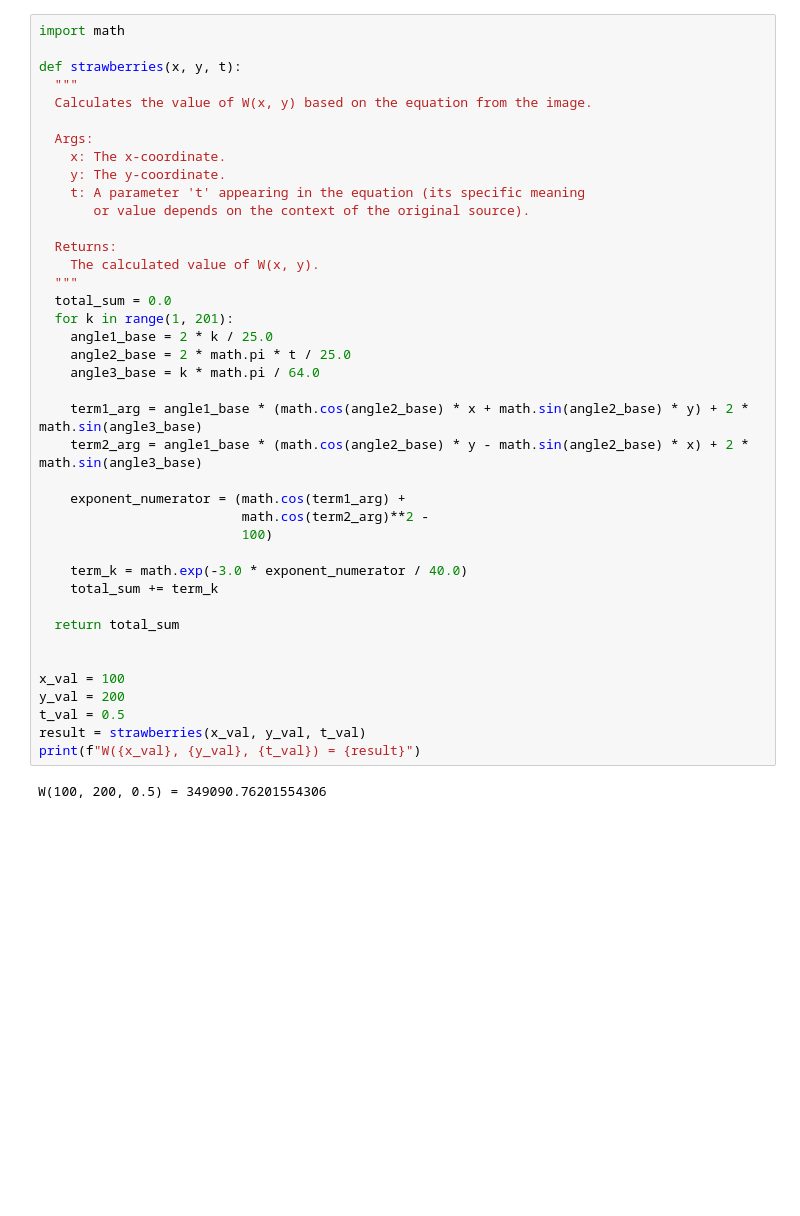
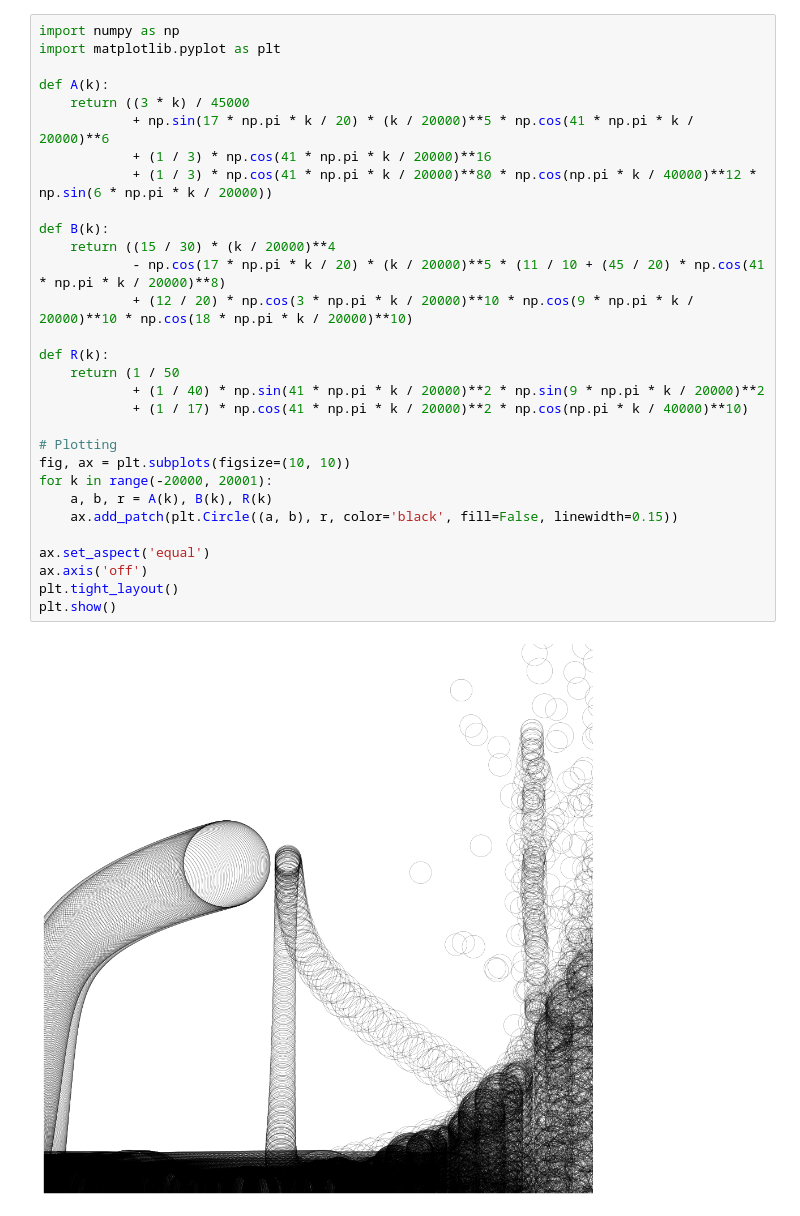
Before and after one commit to MatTheTab/mathematical-image-synthesis, a Jupyter notebook: equation_to_image.ipynb, the cells around one changed output. Saved outputs shown, nothing was run; the diff lists cells and outputs as text; blank space fills up the shorter version.

```diff
--- a/equation_to_image.ipynb
+++ b/equation_to_image.ipynb
@@ -1,42 +1,32 @@
 # %%
-import math
+import numpy as np
+import matplotlib.pyplot as plt
 
-def strawberries(x, y, t):
-  """
-  Calculates the value of W(x, y) based on the equation from the image.
+def A(k):
+    return ((3 * k) / 45000
+            + np.sin(17 * np.pi * k / 20) * (k / 20000)**5 * np.cos(41 * np.pi * k / 20000)**6
+            + (1 / 3) * np.cos(41 * np.pi * k / 20000)**16
+            + (1 / 3) * np.cos(41 * np.pi * k / 20000)**80 * np.cos(np.pi * k / 40000)**12 * np.sin(6 * np.pi * k / 20000))
 
-  Args:
-    x: The x-coordinate.
-    y: The y-coordinate.
-    t: A parameter 't' appearing in the equation (its specific meaning
-       or value depends on the context of the original source).
+def B(k):
+    return ((15 / 30) * (k / 20000)**4
+            - np.cos(17 * np.pi * k / 20) * (k / 20000)**5 * (11 / 10 + (45 / 20) * np.cos(41 * np.pi * k / 20000)**8)
+            + (12 / 20) * np.cos(3 * np.pi * k / 20000)**10 * np.cos(9 * np.pi * k / 20000)**10 * np.cos(18 * np.pi * k / 20000)**10)
 
-  Returns:
-    The calculated value of W(x, y).
-  """
-  total_sum = 0.0
-  for k in range(1, 201):
-    angle1_base = 2 * k / 25.0
-    angle2_base = 2 * math.pi * t / 25.0
-    angle3_base = k * math.pi / 64.0
+def R(k):
+    return (1 / 50
+            + (1 / 40) * np.sin(41 * np.pi * k / 20000)**2 * np.sin(9 * np.pi * k / 20000)**2
+            + (1 / 17) * np.cos(41 * np.pi * k / 20000)**2 * np.cos(np.pi * k / 40000)**10)
 
-    term1_arg = angle1_base * (math.cos(angle2_base) * x + math.sin(angle2_base) * y) + 2 * math.sin(angle3_base)
-    term2_arg = angle1_base * (math.cos(angle2_base) * y - math.sin(angle2_base) * x) + 2 * math.sin(angle3_base)
+# Plotting
+fig, ax = plt.subplots(figsize=(10, 10))
+for k in range(-20000, 20001):
+    a, b, r = A(k), B(k), R(k)
+    ax.add_patch(plt.Circle((a, b), r, color='black', fill=False, linewidth=0.15))
 
-    exponent_numerator = (math.cos(term1_arg) +
-                          math.cos(term2_arg)**2 -
-                          100)
-
-    term_k = math.exp(-3.0 * exponent_numerator / 40.0)
-    total_sum += term_k
-
-  return total_sum
-
-
-x_val = 100
-y_val = 200
-t_val = 0.5
-result = strawberries(x_val, y_val, t_val)
-print(f"W({x_val}, {y_val}, {t_val}) = {result}")
+ax.set_aspect('equal')
+ax.axis('off')
+plt.tight_layout()
+plt.show()
 # %% [output]
-W(100, 200, 0.5) = 349090.76201554306
+[figure, added]
```
Also changed, not shown: parts of 1 cell of this notebook.
